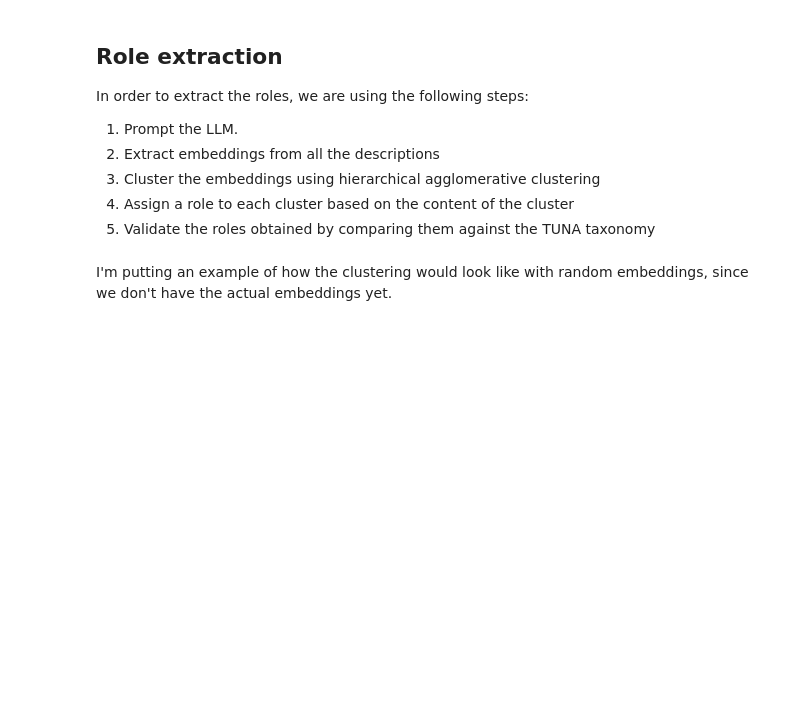
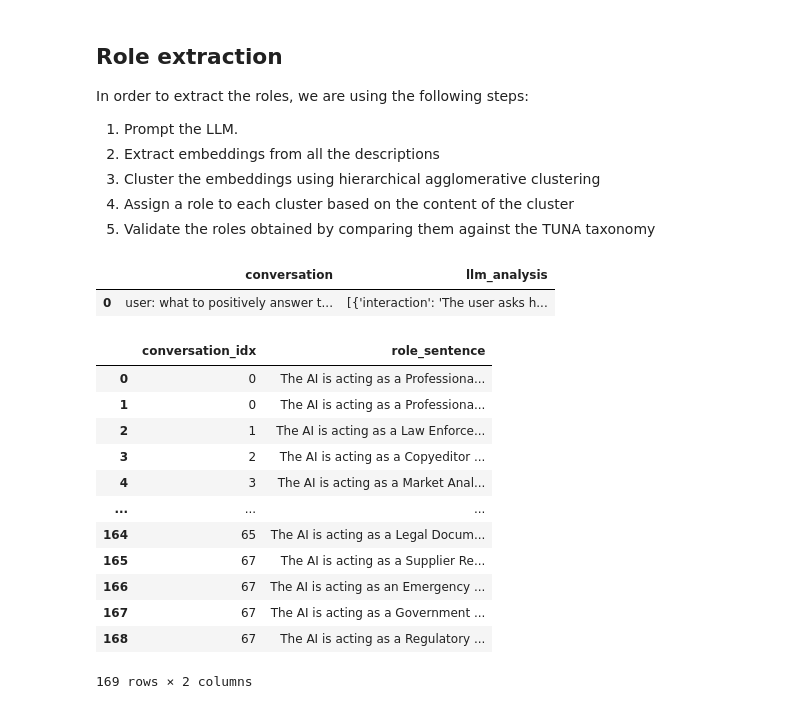
Before and after one commit to Engineering-AI-Systems-Team-3/chatgpt-at-work, a Jupyter notebook: chatgpt_at_work.ipynb, the cells around one changed output. Saved outputs shown, nothing was run; the diff lists cells and outputs as text; code cells hidden in the pictures; blank space fills up the shorter version.

```diff
--- a/chatgpt_at_work.ipynb
+++ b/chatgpt_at_work.ipynb
@@ -505,15 +531,6 @@ enriched_patents_df.head(2)
 | 0 | 39 | set and monitor product standards... | 11-3051.00 | A method to be performed in a pro... | Industrial Production Managers |
 | 1 | 40 | develop or implement production t... | 11-3051.00 | Provided is a management system f... | Industrial Production Managers |
 # %%
-def parallelize_automation_augmentation(messages: list[dict[str, str]]) -> str:
-    """
-    Helper function to parallelize the automation vs augmentation checking process by allowing the get_gpt_response function to be called in parallel.
-
-    :param messages: list of messages to send to the model
-    :return: the model's response
-    """
-    return get_gpt_response(messages=messages)
-
 def check_automation_augmentation(
         conversations: pd.DataFrame,
         tasks: pd.DataFrame,
@@ -567,7 +584,7 @@ def check_automation_augmentation(
 
     with concurrent.futures.ThreadPoolExecutor(max_workers=MAX_WORKERS) as executor:
         futures = {
-            executor.submit(parallelize_automation_augmentation, entry["messages"]): (entry["conversation"], entry["task"])
+            executor.submit(parallelize_llm_call, entry["messages"]): (entry["conversation"], entry["task"])
             for entry in formatted_messages
         }
 
@@ -682,6 +662,4 @@ In order to extract the roles, we are using the following steps:
 3. Cluster the embeddings using hierarchical agglomerative clustering
 4. Assign a role to each cluster based on the content of the cluster
 5. Validate the roles obtained by comparing them against the TUNA taxonomy
-# %% [markdown]
-I'm putting an example of how the clustering would look like with random embeddings, since we don't have the actual embeddings yet.
 # %%
@@ -688,0 +705,47 @@ embedding_descriptions = np.random.rand(100, 1024)
+# %%
+if not ROLES_OUTPUT_PATH.exists():
+    roles_df = assign_role(conversations=work_related_conversations_df)
+    roles_df.to_csv(ROLES_OUTPUT_PATH, index=False)
+else:
+    roles_df = pd.read_csv(ROLES_OUTPUT_PATH)
+    roles_df["llm_analysis"] = roles_df["llm_analysis"].apply(ast.literal_eval)
+roles_df.head(1)
+# %% [output]
+|  | conversation | llm_analysis |
+| 0 | user: what to positively answer t... | [{'interaction': 'The user asks h... |
+# %%
+def extract_role_object(df: pd.DataFrame, column_name: str) -> pd.DataFrame:
+    """
+    Extract the "role_object" field from the LLM analysis dictionary.
+
+    :param df: DataFrame containing the LLM analysis of a conversation
+    :param column_name: Name of the column containing the LLM analysis
+    :return: the value of the "role_object" field if it exists, otherwise an empty string
+    """
+    result = []
+    for index, entry in tqdm(df.iterrows(), total=df.shape[0]):
+        interactions = entry[column_name]
+        for interaction in interactions:
+            role_object = interaction.get("role_object", "")
+            role_sentence = role_object.get("role_sentence", "")
+            record = {"conversation_idx": index, "role_sentence": role_sentence}
+            result.append(record)
+    return pd.DataFrame(result)
+
+roles_explainations_df = extract_role_object(df=roles_df, column_name="llm_analysis")
+# %%
+roles_explainations_df
+# %% [output]
+|  | conversation_idx | role_sentence |
+| 0 | 0 | The AI is acting as a Professiona... |
+| 1 | 0 | The AI is acting as a Professiona... |
+| 2 | 1 | The AI is acting as a Law Enforce... |
+| 3 | 2 | The AI is acting as a Copyeditor ... |
+| 4 | 3 | The AI is acting as a Market Anal... |
+| ... | ... | ... |
+| 164 | 65 | The AI is acting as a Legal Docum... |
+| 165 | 67 | The AI is acting as a Supplier Re... |
+| 166 | 67 | The AI is acting as an Emergency ... |
+| 167 | 67 | The AI is acting as a Government ... |
+| 168 | 67 | The AI is acting as a Regulatory ... |
+169 rows × 2 columns
```
Also changed, not shown: parts of 18 cells of this notebook, 5 other files.
